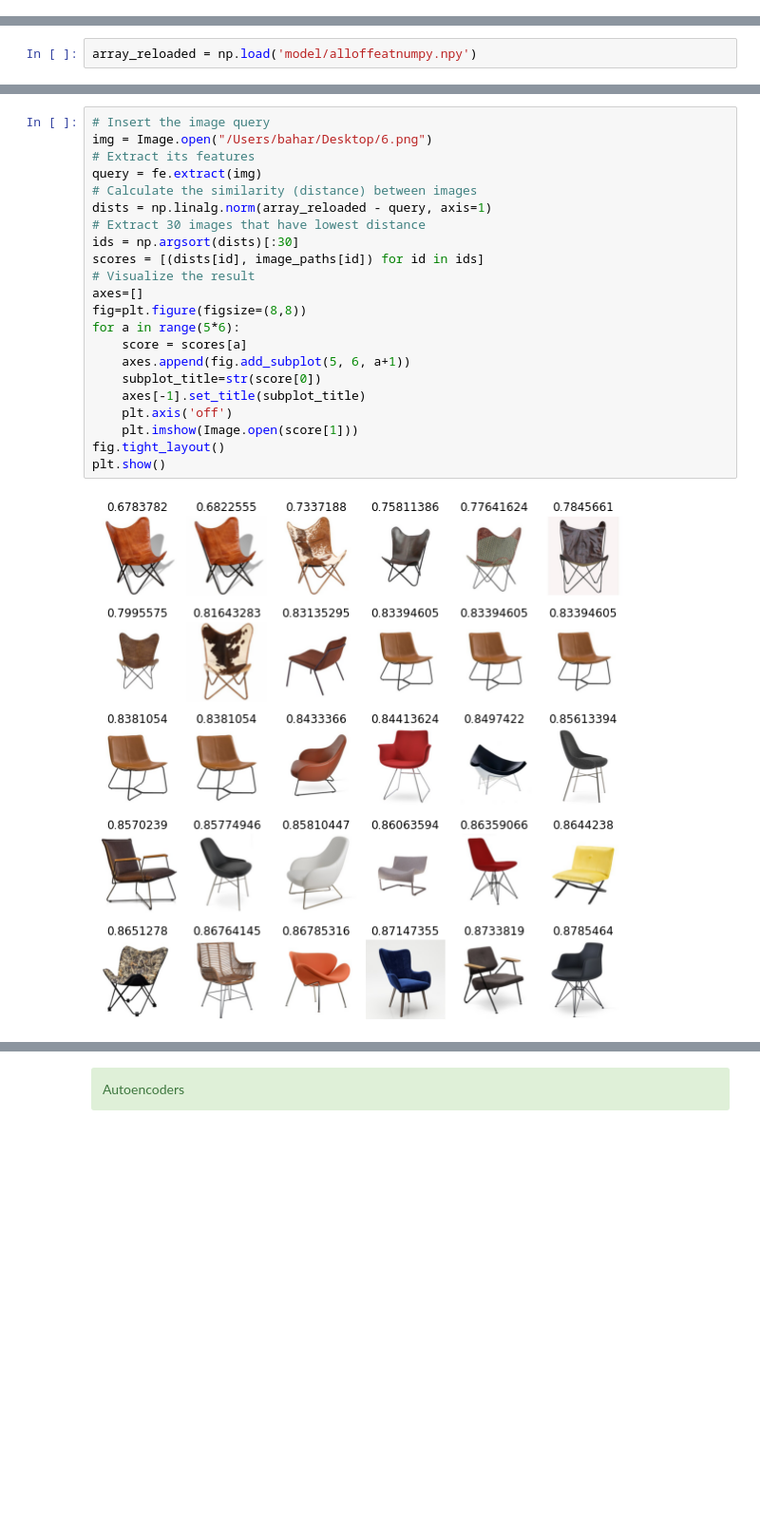
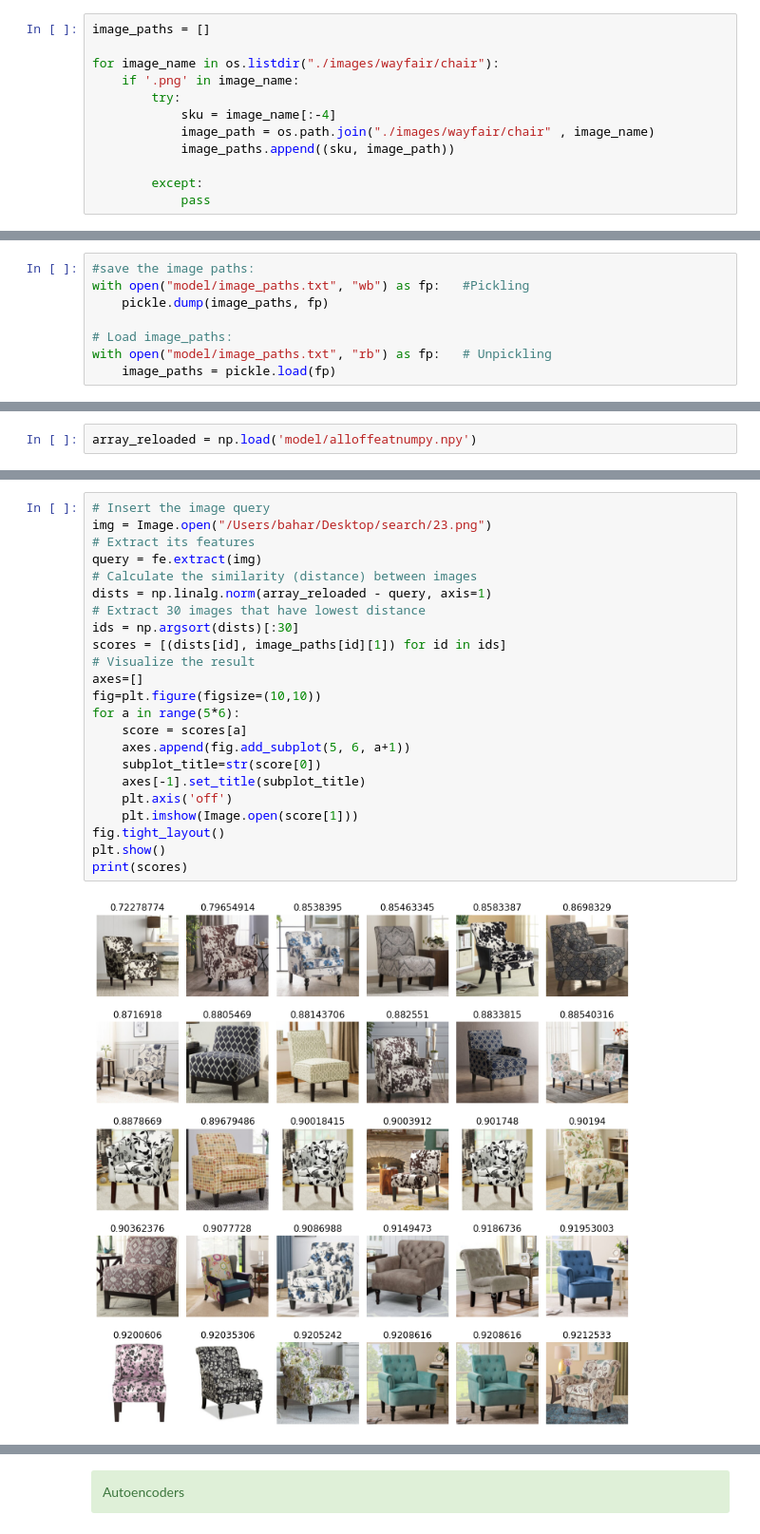
Before and after one commit to baharbiazar/image_search_engine, a Jupyter notebook: search_engine.ipynb, the cells around one changed output, grey strips where cells are left out. Shown at 95% size. Cells and saved outputs as stored; diff of their text form; blank space fills up the shorter version.

```diff
--- a/search_engine.ipynb
+++ b/search_engine.ipynb
@@ -238,3 +240,15 @@ plt.show()
 pwd
 # %% [output]
 '/Users/bahar/Desktop/Cap3/image_search_engine'
+# %%
+image_paths = []
+
+for image_name in os.listdir("./images/wayfair/chair"):
+    if '.png' in image_name:
+        try:
+            sku = image_name[:-4]
+            image_path = os.path.join("./images/wayfair/chair" , image_name)
+            image_paths.append((sku, image_path))
+
+        except:
+            pass
@@ -253,3 +287,11 @@ for image_name in os.listdir("./images/wayfair/chair"):
 len(image_paths)
 # %% [output]
 8700
+# %%
+#save the image paths:
+with open("model/image_paths.txt", "wb") as fp:   #Pickling
+    pickle.dump(image_paths, fp)
+
+# Load image_paths:
+with open("model/image_paths.txt", "rb") as fp:   # Unpickling
+    image_paths = pickle.load(fp)
@@ -306,24 +358,25 @@ plt.show()
 # %%
 # Insert the image query
-img = Image.open("/Users/bahar/Desktop/6.png")
+img = Image.open("/Users/bahar/Desktop/search/23.png")
 # Extract its features
 query = fe.extract(img)
 # Calculate the similarity (distance) between images
 dists = np.linalg.norm(array_reloaded - query, axis=1)
 # Extract 30 images that have lowest distance
 ids = np.argsort(dists)[:30]
-scores = [(dists[id], image_paths[id]) for id in ids]
+scores = [(dists[id], image_paths[id][1]) for id in ids]
 # Visualize the result
 axes=[]
-fig=plt.figure(figsize=(8,8))
+fig=plt.figure(figsize=(10,10))
 for a in range(5*6):
     score = scores[a]
     axes.append(fig.add_subplot(5, 6, a+1))
     subplot_title=str(score[0])
     axes[-1].set_title(subplot_title)
     plt.axis('off')
     plt.imshow(Image.open(score[1]))
 fig.tight_layout()
 plt.show()
+print(scores)
 # %% [output]
-[figure, old version]
+[figure, new version]
```
Also changed, not shown: parts of 8 cells of this notebook, 26 other files.
